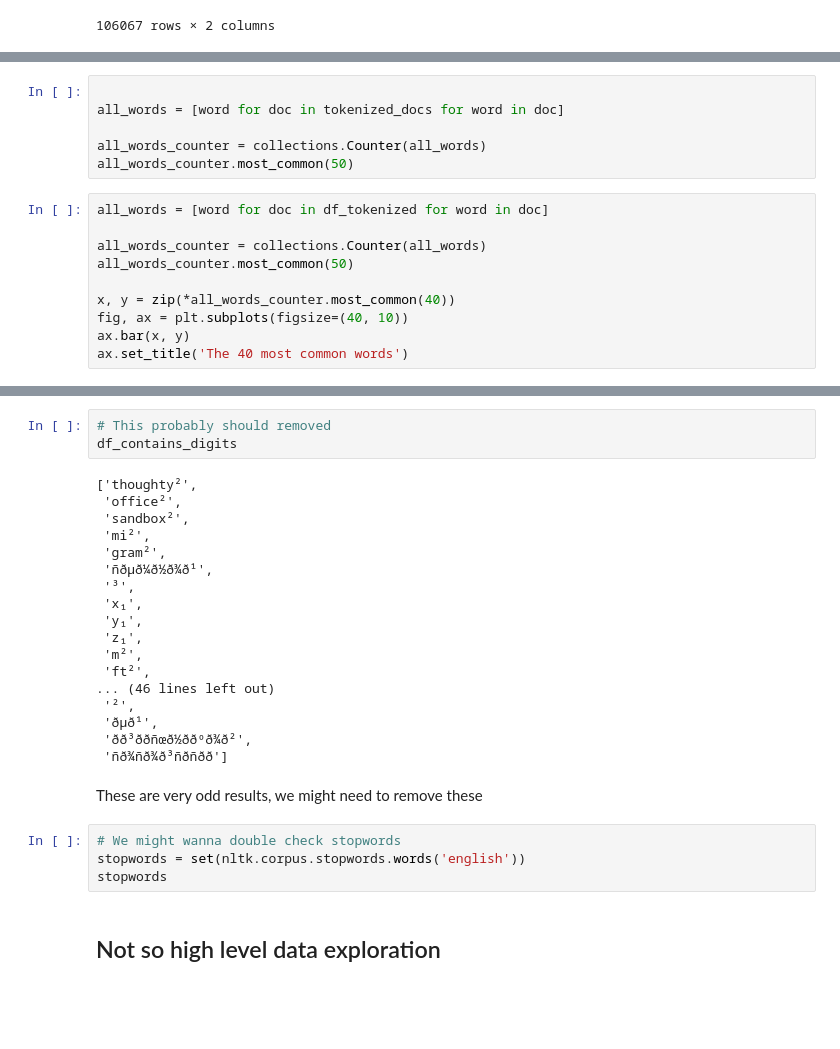
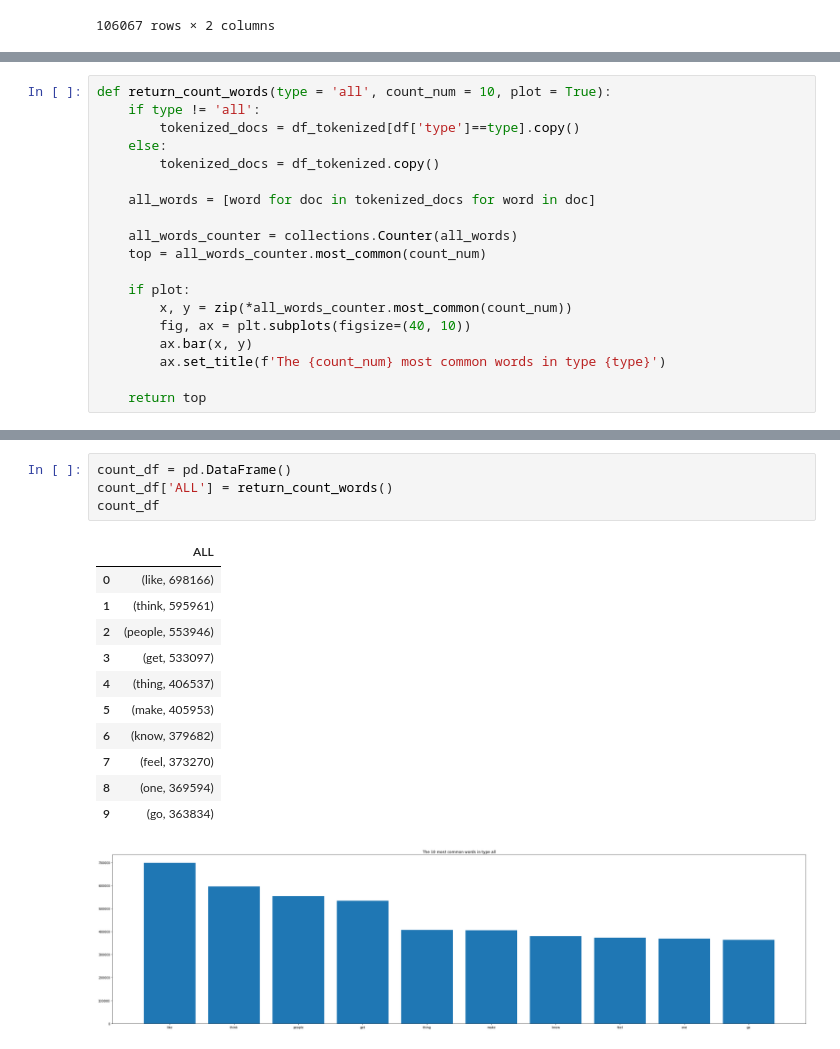
Before and after one commit to darkpanther99/MBTI_personality_classification, a Jupyter notebook: data_exploration_count_words.ipynb, the cells around one changed output, grey strips where cells are left out. Cells and saved outputs as stored; diff of their text form; blank space fills up the shorter version.

```diff
--- a/data_exploration_count_words.ipynb
+++ b/data_exploration_count_words.ipynb
@@ -147,16 +90,19 @@ Name: posts, Length: 106067, dtype: object
-# %%
-
-all_words = [word for doc in tokenized_docs for word in doc]
-
-all_words_counter = collections.Counter(all_words)
-all_words_counter.most_common(50)
 # %%
-all_words = [word for doc in df_tokenized for word in doc]
+def return_count_words(type = 'all', count_num = 10, plot = True):
+    if type != 'all':
+        tokenized_docs = df_tokenized[df['type']==type].copy()
+    else:
+        tokenized_docs = df_tokenized.copy()
 
-all_words_counter = collections.Counter(all_words)
-all_words_counter.most_common(50)
+    all_words = [word for doc in tokenized_docs for word in doc]
 
-x, y = zip(*all_words_counter.most_common(40))
-fig, ax = plt.subplots(figsize=(40, 10))
-ax.bar(x, y)
-ax.set_title('The 40 most common words')
+    all_words_counter = collections.Counter(all_words)
+    top = all_words_counter.most_common(count_num)
+
+    if plot:
+        x, y = zip(*all_words_counter.most_common(count_num))
+        fig, ax = plt.subplots(figsize=(40, 10))
+        ax.bar(x, y)
+        ax.set_title(f'The {count_num} most common words in type {type}')
+
+    return top
@@ -185,29 +109,17 @@ df_contains_digits = [word for word in all_words if word.isdigit() or has_number
-# %%
-# This probably should removed
-df_contains_digits
-# %% [output]
-['thoughty²',
- 'office²',
- 'sandbox²',
- 'mi²',
- 'gram²',
- 'ñðµð¼ð½ð¾ð¹',
- '³',
- 'x₁',
- 'y₁',
- 'z₁',
- 'm²',
- 'ft²',
-... (46 lines left out)
- '²',
- 'ðµð¹',
- 'ðð³ððñœð½ððºð¾ð²',
- 'ñð¾ñð¾ð³ñðñðð']
-# %% [markdown]
-These are very odd results, we might need to remove these
-# %%
-# We might wanna double check stopwords
-stopwords = set(nltk.corpus.stopwords.words('english'))
-stopwords
-# %% [markdown]
-## Not so high level data exploration
+# %%
+count_df = pd.DataFrame()
+count_df['ALL'] = return_count_words()
+count_df
+# %% [output]
+|  | ALL |
+| 0 | (like, 698166) |
+| 1 | (think, 595961) |
+| 2 | (people, 553946) |
+| 3 | (get, 533097) |
+| 4 | (thing, 406537) |
+| 5 | (make, 405953) |
+| 6 | (know, 379682) |
+| 7 | (feel, 373270) |
+| 8 | (one, 369594) |
+| 9 | (go, 363834) |
+[figure, added]
```
Also changed, not shown: parts of 10 cells of this notebook.
